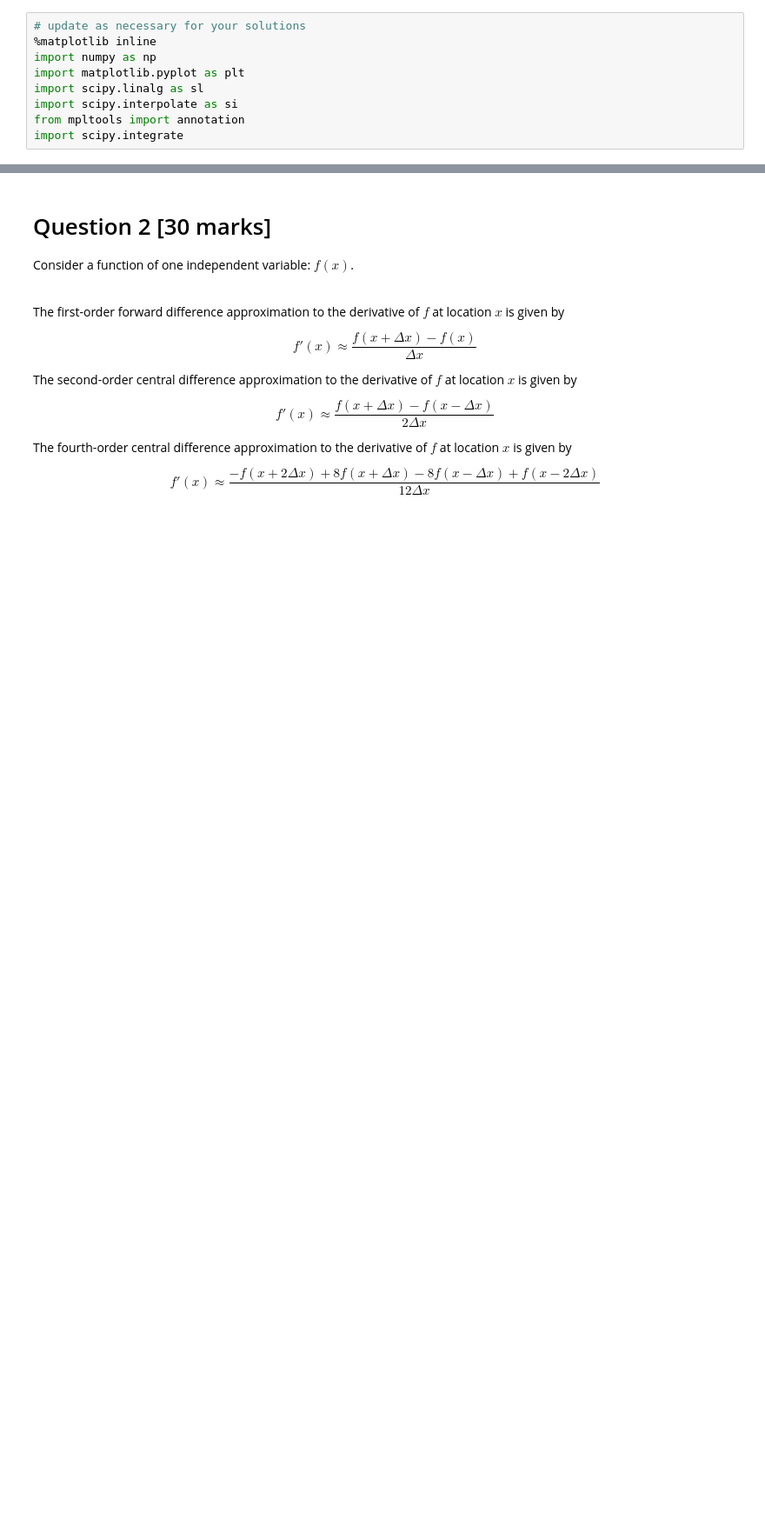
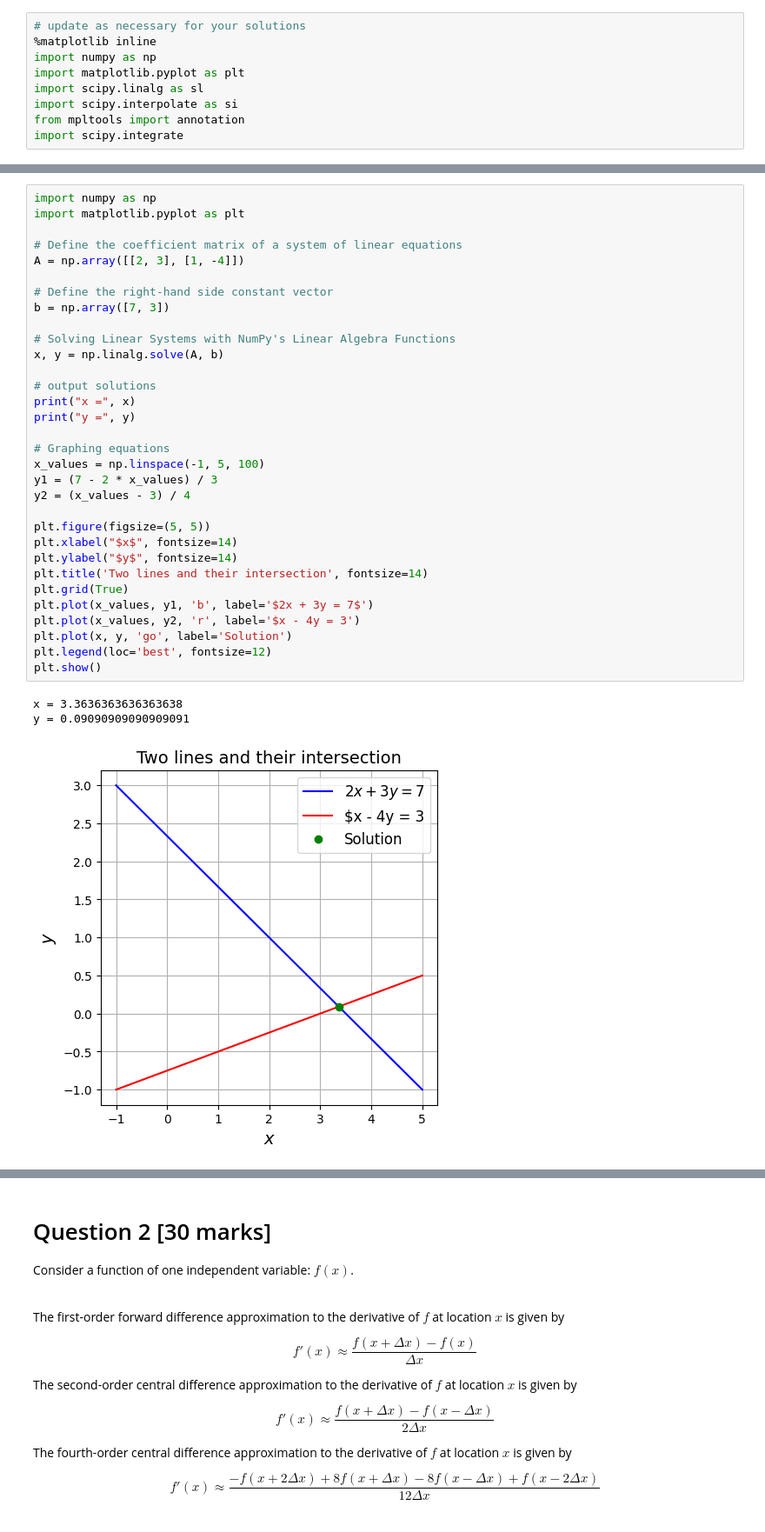
Before and after one commit to acse-701acfb4/lecture-, a Jupyter notebook: 我写了一点点哒作业.ipynb, the cells around one changed output, grey strips where cells are left out. Shown at 87% size. Saved outputs shown, nothing was run; the diff lists cells and outputs as text; blank space fills up the shorter version.

```diff
--- a/我写了一点点哒作业.ipynb
+++ b/我写了一点点哒作业.ipynb
@@ -88,0 +90,36 @@ The example procedure is shown in the following code block.
+# %%
+import numpy as np
+import matplotlib.pyplot as plt
+
+# Define the coefficient matrix of a system of linear equations
+A = np.array([[2, 3], [1, -4]])
+
+# Define the right-hand side constant vector
+b = np.array([7, 3])
+
+# Solving Linear Systems with NumPy's Linear Algebra Functions
+x, y = np.linalg.solve(A, b)
+
+# output solutions
+print("x =", x)
+print("y =", y)
+
+# Graphing equations
+x_values = np.linspace(-1, 5, 100)
+y1 = (7 - 2 * x_values) / 3
+y2 = (x_values - 3) / 4
+
+plt.figure(figsize=(5, 5))
+plt.xlabel("$x$", fontsize=14)
+plt.ylabel("$y$", fontsize=14)
+plt.title('Two lines and their intersection', fontsize=14)
+plt.grid(True)
+plt.plot(x_values, y1, 'b', label='$2x + 3y = 7$')
+plt.plot(x_values, y2, 'r', label='$x - 4y = 3')
+plt.plot(x, y, 'go', label='Solution')
+plt.legend(loc='best', fontsize=12)
+plt.show()
+# %% [output]
+x = 3.3636363636363638
+y = 0.09090909090909091
+[figure, added]
```
Also changed, not shown: parts of 6 cells of this notebook.
